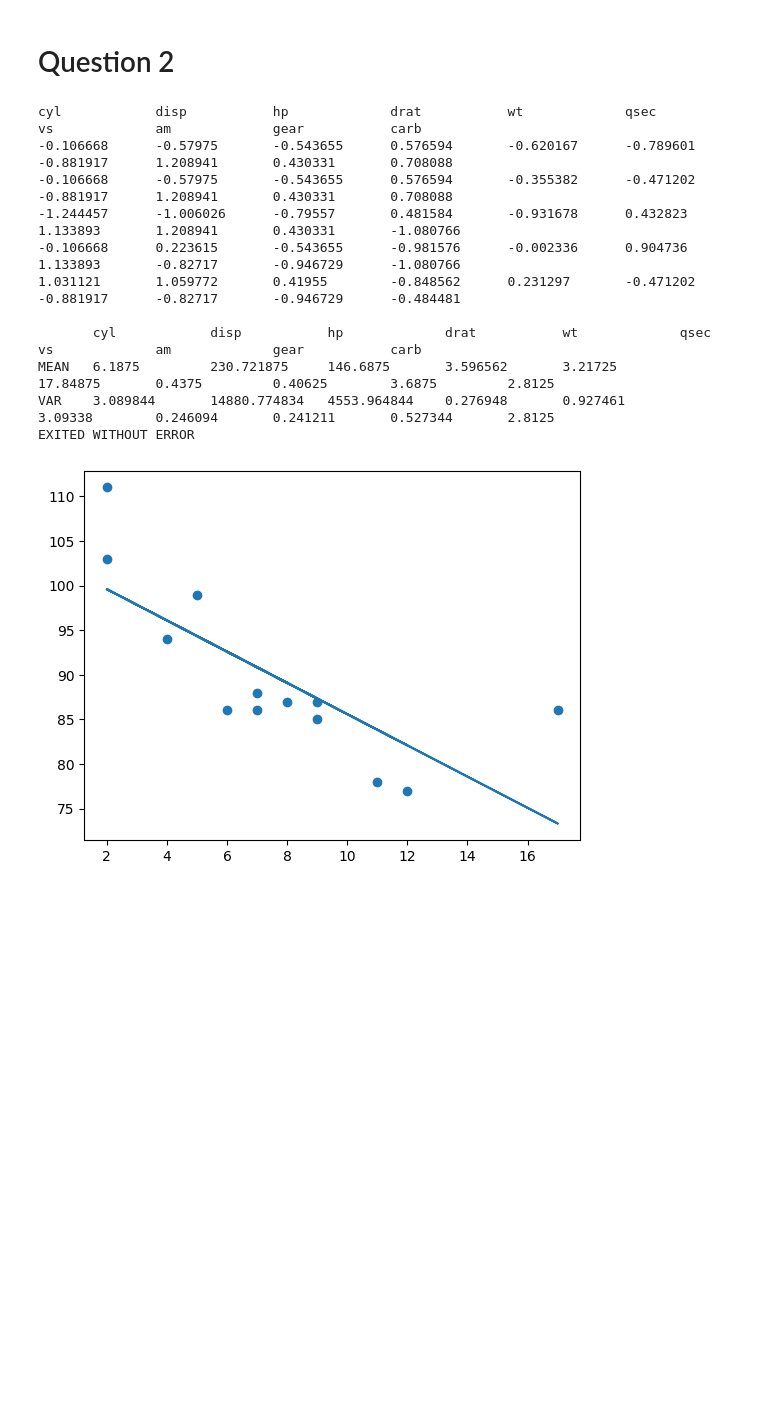
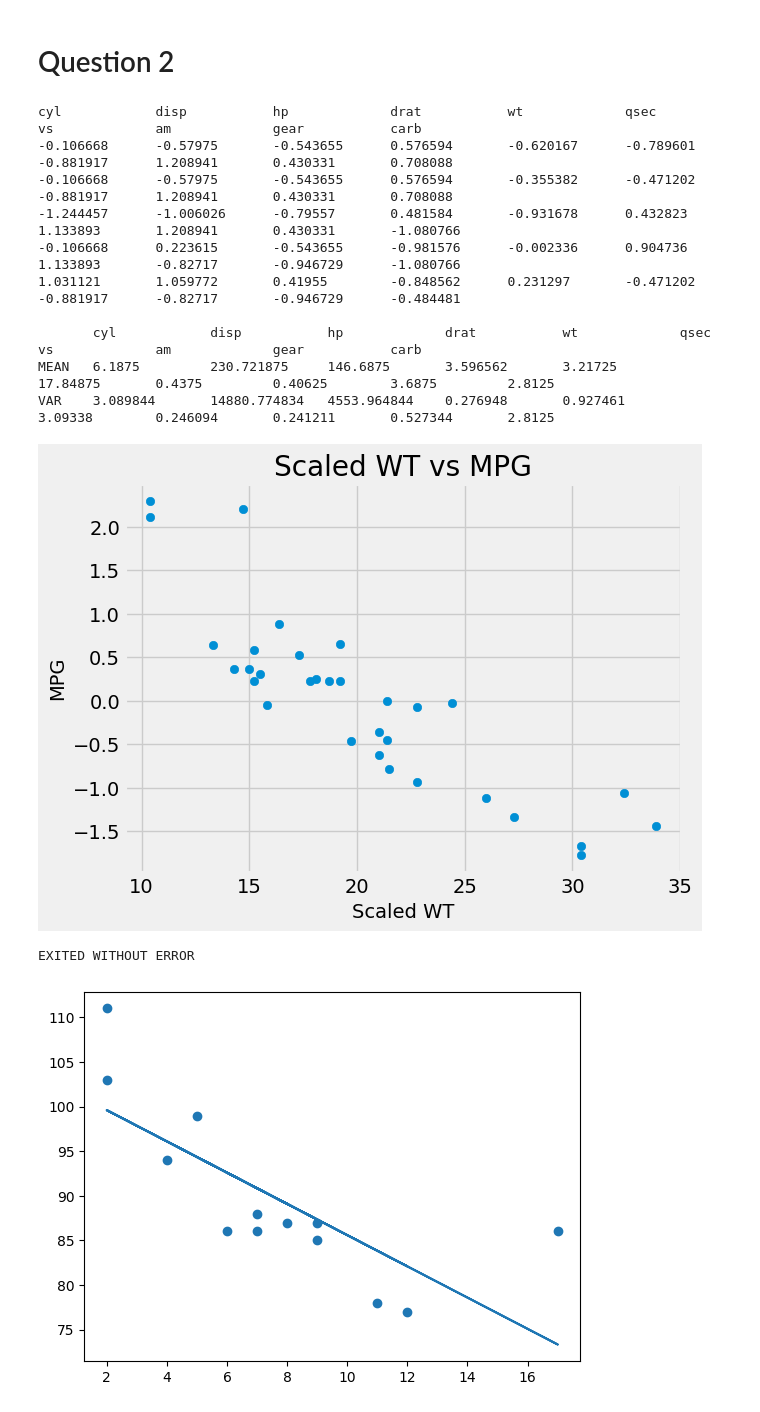
Before and after one commit to al-gabe31/CMSC471-HW5, a Jupyter notebook: LQ90575_Homework5.ipynb, the cells around one changed output. Saved outputs shown, nothing was run; the diff lists cells and outputs as text; code cells hidden in the pictures; blank space fills up the shorter version.

```diff
--- a/LQ90575_Homework5.ipynb
+++ b/LQ90575_Homework5.ipynb
@@ -3,29 +3,31 @@
 # %%
 import importlib
 import functions as functions
 from functions import *
 importlib.reload(functions)
 
 scaled_values = get_scaled_values('cars.csv')
 
 # Prints the first 5 scaled values of each of the 10 features
 print_scaled_values(scaled_values, ['cyl', 'disp', 'hp', 'drat', 'wt', 'qsec', 'vs', 'am', 'gear', 'carb'])
 print("")
 report_mean_and_variance('cars.csv', ['cyl', 'disp', 'hp', 'drat', 'wt', 'qsec', 'vs', 'am', 'gear', 'carb'])
+make_mpg_scaled_wt_sp('cars.csv')
 
 print("EXITED WITHOUT ERROR")
 # %% [output]
 cyl            disp           hp             drat           wt             qsec           vs             am             gear           carb
 -0.106668      -0.57975       -0.543655      0.576594       -0.620167      -0.789601      -0.881917      1.208941       0.430331       0.708088
 -0.106668      -0.57975       -0.543655      0.576594       -0.355382      -0.471202      -0.881917      1.208941       0.430331       0.708088
 -1.244457      -1.006026      -0.79557       0.481584       -0.931678      0.432823       1.133893       1.208941       0.430331       -1.080766
 -0.106668      0.223615       -0.543655      -0.981576      -0.002336      0.904736       1.133893       -0.82717       -0.946729      -1.080766
 1.031121       1.059772       0.41955        -0.848562      0.231297       -0.471202      -0.881917      -0.82717       -0.946729      -0.484481
 
        cyl            disp           hp             drat           wt             qsec           vs             am             gear           carb
 MEAN   6.1875         230.721875     146.6875       3.596562       3.21725        17.84875       0.4375         0.40625        3.6875         2.8125
 VAR    3.089844       14880.774834   4553.964844    0.276948       0.927461       3.09338        0.246094       0.241211       0.527344       2.8125
-EXITED WITHOUT ERROR
+[figure, added]
+EXITED WITHOUT ERROR
 # %%
 # How to create a scatter plot and linear regression
 # Source: https://www.w3schools.com/python/python_ml_linear_regression.asp
```
Also changed, not shown: 1 other file.
